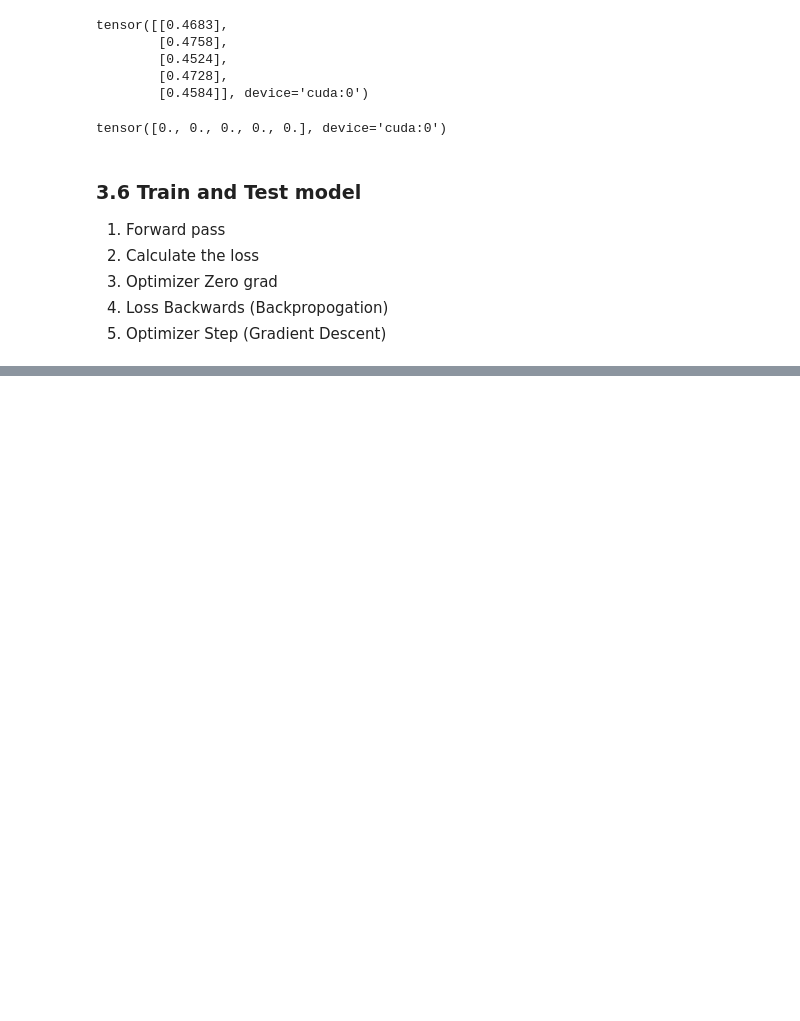
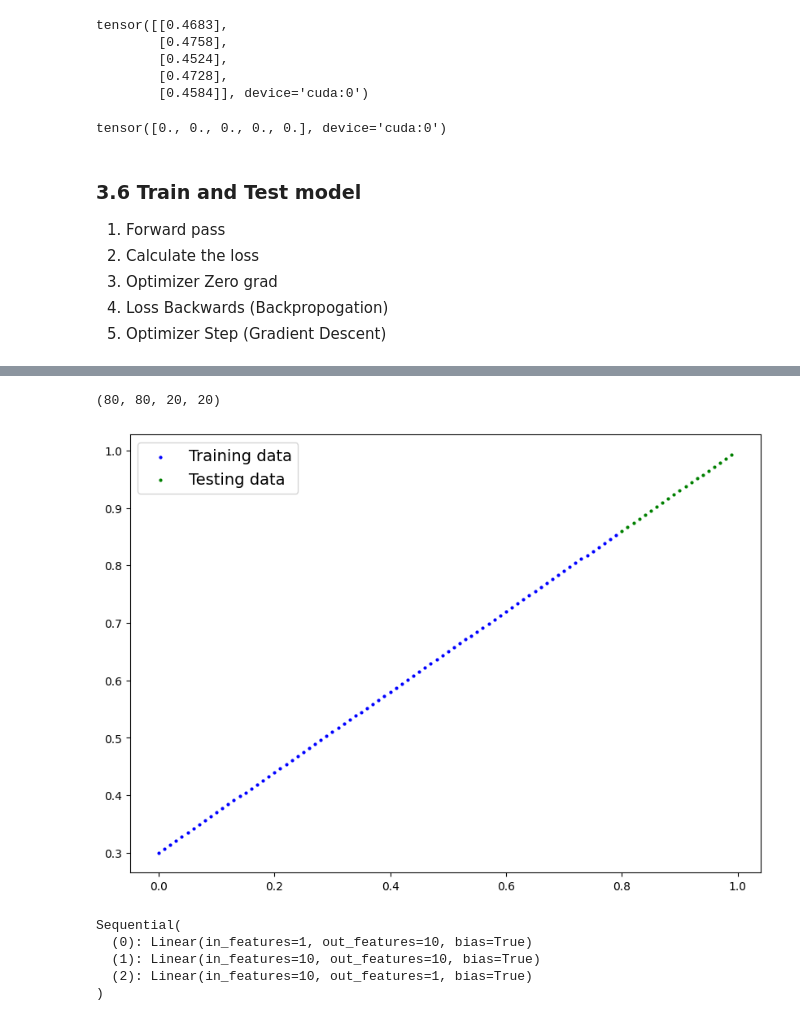
Before and after one commit to Atharva0045/ZTM-PyTorch, a Jupyter notebook: Notebooks/02_Classification_Using_PyTorch.ipynb, the cells around one changed output, grey strips where cells are left out. Saved outputs shown, nothing was run; the diff lists cells and outputs as text; code cells hidden in the pictures; blank space fills up the shorter version.

```diff
--- a/Notebooks/02_Classification_Using_PyTorch.ipynb
+++ b/Notebooks/02_Classification_Using_PyTorch.ipynb
@@ -333,0 +497,12 @@ Epoch: 90 | Test Loss: 0.69506 | Test Accuracy: 51.25%
+# %%
+# create data
+weight = 0.7
+bias = 0.3
+
+start = 0
+end = 1
+step = 0.01
+X_regression = torch.arange(start, end, step).unsqueeze(dim=1)
+y_regression = weight * X_regression + bias
+
+X_regression[:5], y_regression[:5]
@@ -333,0 +520,41 @@ Epoch: 90 | Test Loss: 0.69506 | Test Accuracy: 51.25%
+# %%
+# split the data
+train_split = int(0.8 * len(X_regression))
+
+X_train_regression, y_train_regression = X_regression[:train_split], y_regression[:train_split]
+X_test_regression, y_test_regression = X_regression[train_split:], y_regression[train_split:]
+
+# check the length
+len(X_train_regression), len(y_train_regression), len(X_test_regression), len(y_test_regression)
+# %% [output]
+(80, 80, 20, 20)
+# %%
+# vizualize the data
+from helper_functions import plot_predictions
+
+plot_predictions(train_data=X_train_regression,
+                 train_labels=y_train_regression,
+                 test_data=X_test_regression,
+                 test_labels=y_test_regression)
+# %% [output]
+[figure, added]
+# %%
+# setup seed
+torch.manual_seed(42)
+torch.cuda.manual_seed(42)
+
+# create a model with only 1 in_features
+regression_model = nn.Sequential(
+    nn.Linear(in_features=1, out_features=10),
+    nn.Linear(in_features=10, out_features=10),
+    nn.Linear(in_features=10, out_features=1)
+).to(device)
+
+# view the model
+regression_model
+# %% [output]
+Sequential(
+  (0): Linear(in_features=1, out_features=10, bias=True)
+  (1): Linear(in_features=10, out_features=10, bias=True)
+  (2): Linear(in_features=10, out_features=1, bias=True)
+)
```
Also changed, not shown: parts of 17 cells of this notebook.
